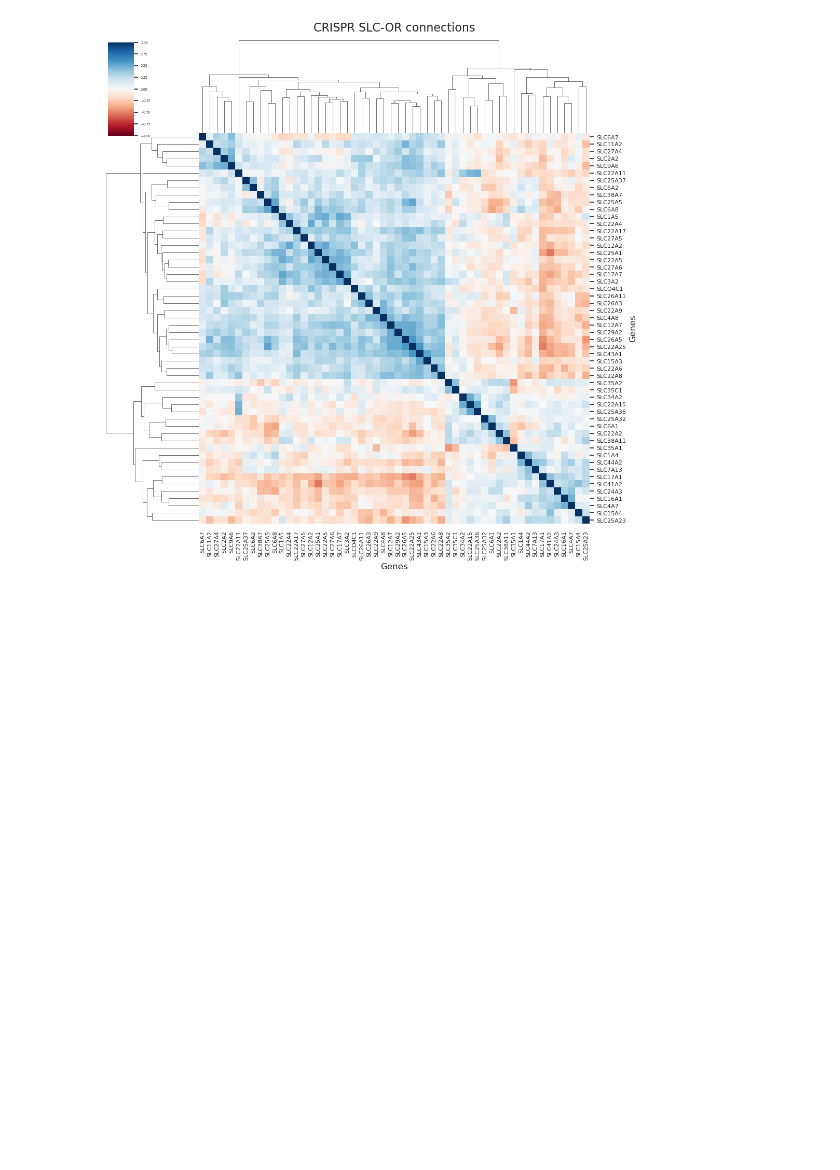
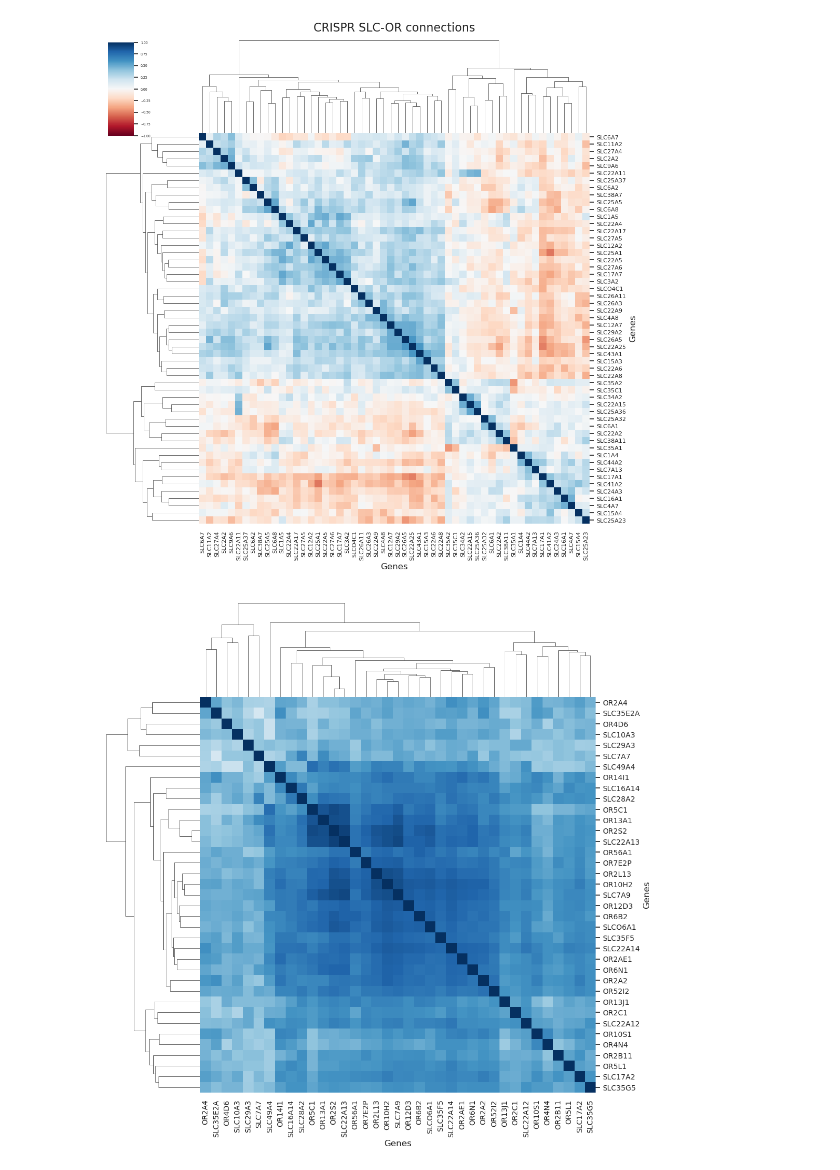
Before and after one commit to jump-cellpainting/2024_Chandrasekaran_Morphmap, a Jupyter notebook: 07.compute-cosine-similarities/06.check-SLC-OR-connections.ipynb, the cells around one changed output. Cells and saved outputs as stored; diff of their text form; code cells hidden in the pictures; blank space fills up the shorter version.

Commit message:
SLC OR plots

```diff
--- a/07.compute-cosine-similarities/06.check-SLC-OR-connections.ipynb
+++ b/07.compute-cosine-similarities/06.check-SLC-OR-connections.ipynb
@@ -182,3 +183,32 @@ f.savefig("figures/crispr_slc-or-connections.png", dpi=300)
 f.savefig("figures/crispr_slc-or-connections.svg", dpi=300)
 # %% [output]
 [figure]
+# %%
+df = orf_similarity_df.stack().reset_index().rename(columns={"level_0": "Gene1", "level_1": "Gene2", 0: "Cosine_Similarity"}).query("Cosine_Similarity > 0.5")
+# %%
+df = df.loc[(df.Gene1.str.startswith("OR") & df.Gene2.str.startswith("SLC"))]
+
+orf_genes = np.unique(df.Gene1.to_list() + df.Gene2.to_list())
+
+orf_similarity_subset_df = orf_similarity_df.loc[orf_genes, orf_genes]
+# %%
+g = sns.clustermap(
+    orf_similarity_subset_df,
+    cmap="RdBu",
+    vmin=-1,
+    vmax=1,
+    xticklabels=True,
+    yticklabels=True,
+    cbar_pos=None,
+)
+
+g.ax_heatmap.set(xlabel="Genes", ylabel="Genes")
+g.ax_heatmap.xaxis.label.set_size(12)
+g.ax_heatmap.yaxis.label.set_size(12)
+g.ax_heatmap.xaxis.set_tick_params(labelsize=10)
+g.ax_heatmap.yaxis.set_tick_params(labelsize=10)
+
+f.savefig("figures/orf_slc-or-connections_subset.png", dpi=300)
+f.savefig("figures/orf_slc-or-connections_subset.svg", dpi=300)
+# %% [output]
+[figure, added]
```
Also changed, not shown: parts of 2 cells of this notebook, 5 other files.
